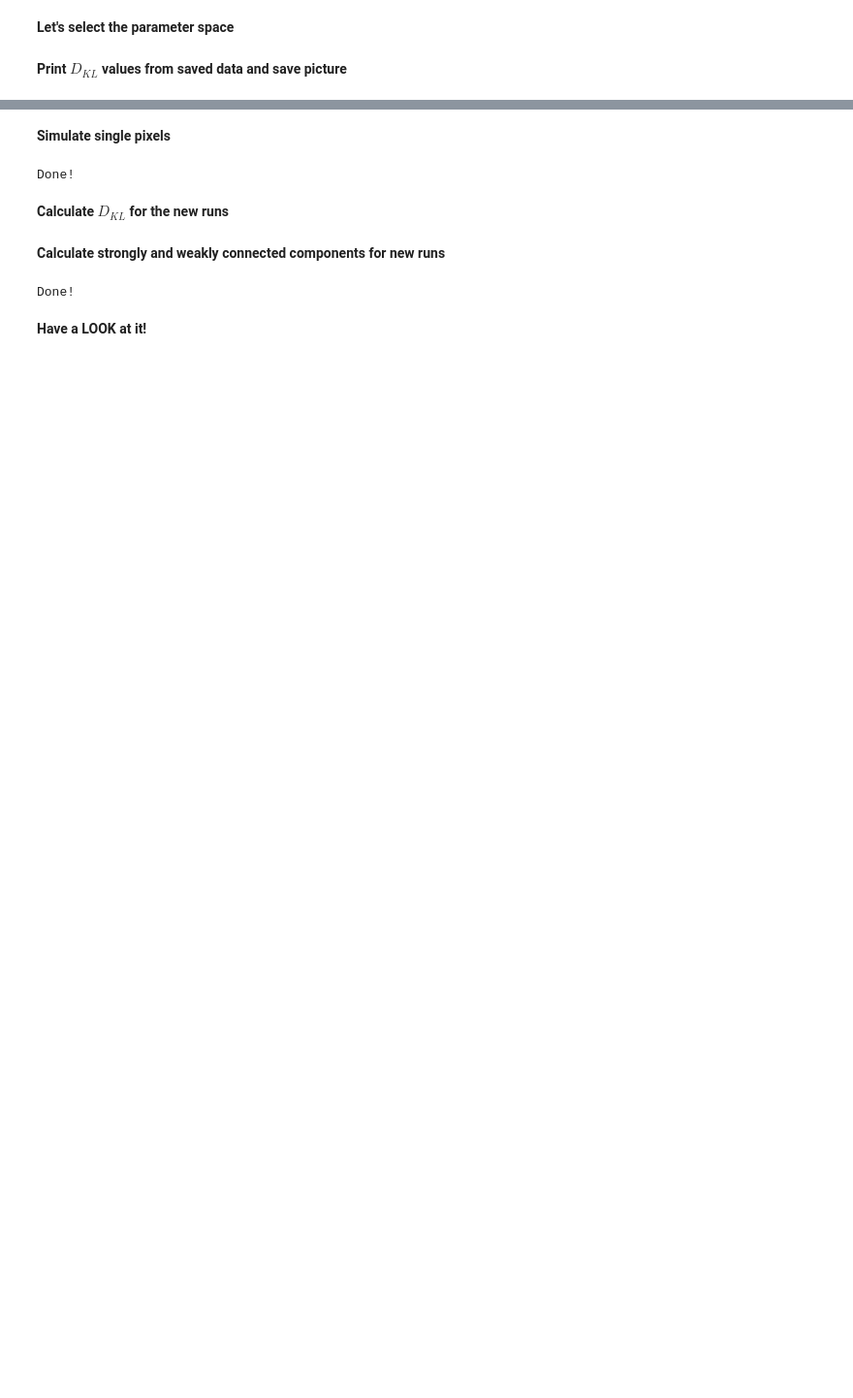
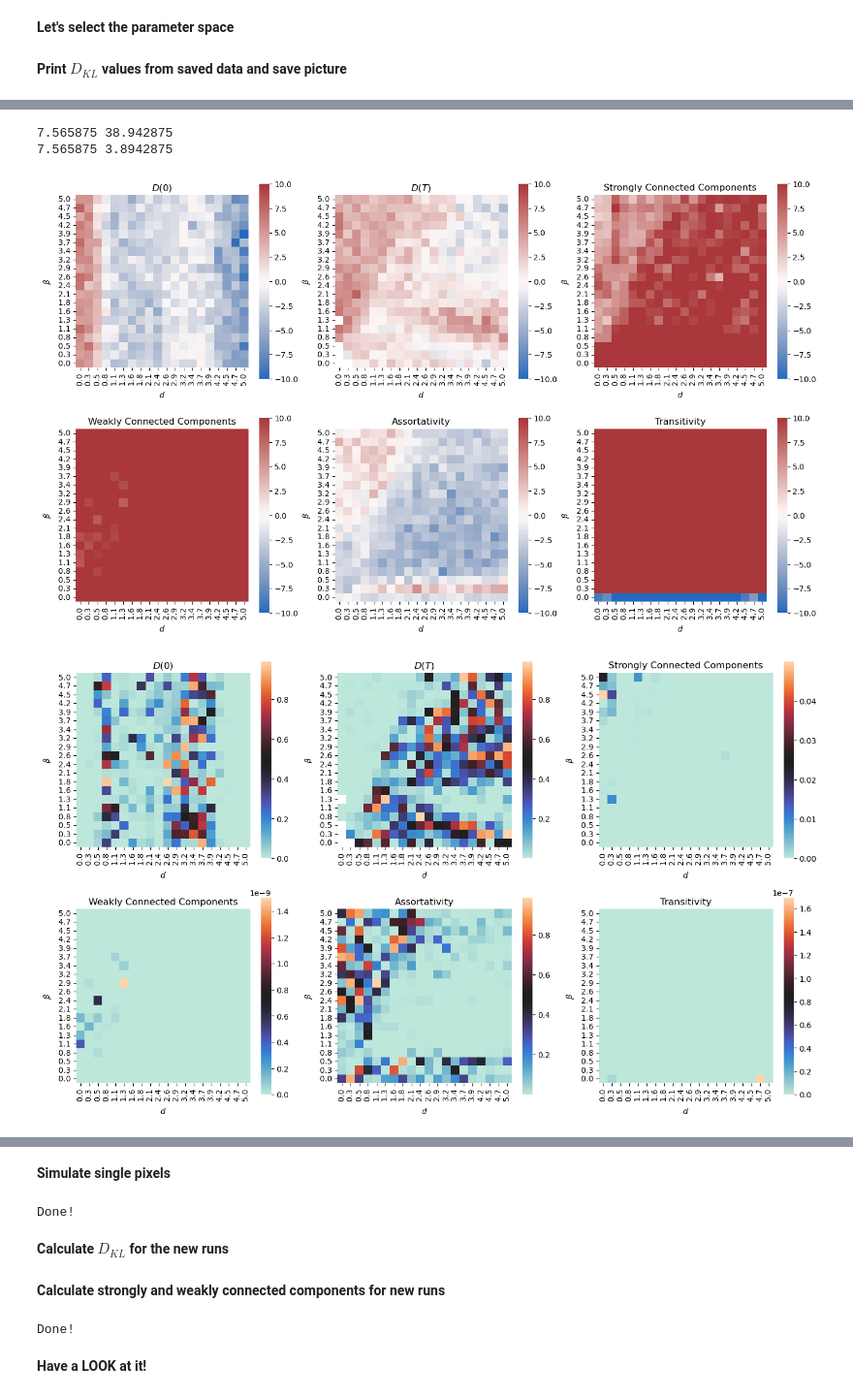
Before and after one commit to lunahsenzacca/EC, a Jupyter notebook: explore_data.ipynb, the cells around one changed output, grey strips where cells are left out. Shown at 97% size. Cells and saved outputs as stored; diff of their text form; code cells hidden in the pictures; blank space fills up the shorter version.

```diff
--- a/explore_data.ipynb
+++ b/explore_data.ipynb
@@ -123,0 +155,74 @@ ValueError: cannot reshape array of size 19200 into shape (40,40,6,5)
+# %%
+# Load results arrays for differenrt number of agents
+N100 = np.load(sv_pth + str(100) + '_' + str(res) + 'ps.npy').reshape((res,res,6,rep))
+N1000 = np.load(sv_pth + str(1000) + '_' + str(res) + 'ps.npy').reshape((res,res,6,rep))
+
+
+print(N100[:,:,3,:].mean(), N1000[:,:,3,:].mean())
+# Normalize SCC and WCC results
+#N100[:,:,2:4,:] = N100[:,:,2:4,:]/100
+N1000[:,:,2:4,:] = N1000[:,:,2:4,:]/10
+print(N100[:,:,3,:].mean(), N1000[:,:,3,:].mean())
+
+# Perform T-Test
+ttest = ttest_ind(N100, N1000, axis = -1, nan_policy = 'omit')
+
+# Apply thresholding
+tthreshold = np.copy(ttest.statistic)
+threshold_mask = np.copy(ttest.pvalue)
+
+threshold_mask = np.where(threshold_mask < 0.01, 1, 0)
+
+tthreshold = tthreshold*threshold_mask
+
+rng = 10
+
+fig, axs = plt.subplots(2,3, figsize = (17,10))
+
+for i, ax in enumerate(axs.flat):
+
+    sns.heatmap(ttest.statistic[:,:,i], vmin = -rng, vmax = rng, square = True, cmap = 'vlag', xticklabels = d_st, yticklabels = b_st, ax = ax)
+
+    ax.set_title(titles[2*i])
+
+    ax.invert_yaxis()
+
+    ax.set_xlabel('$d$')
+    ax.set_ylabel('$\\beta$')
+
+plt.show()
+
+fig, axs = plt.subplots(2,3, figsize = (17,10))
+
+for i, ax in enumerate(axs.flat):
+
+    sns.heatmap(ttest.pvalue[:,:,i], square = True, cmap = 'icefire', xticklabels = d_st, yticklabels = b_st, ax = ax)
+
+    ax.set_title(titles[2*i])
+
+    ax.invert_yaxis()
+
+    ax.set_xlabel('$d$')
+    ax.set_ylabel('$\\beta$')
+
+plt.show()
+
+fig, axs = plt.subplots(2,3, figsize = (17,10))
+
+for i, ax in enumerate(axs.flat):
+
+    sns.heatmap(tthreshold[:,:,i], vmin = -rng, vmax = rng, square = True, cmap = 'vlag', xticklabels = d_st, yticklabels = b_st, ax = ax)
+
+    ax.set_title(titles[2*i])
+
+    ax.invert_yaxis()
+
+    ax.set_xlabel('$d$')
+    ax.set_ylabel('$\\beta$')
+
+plt.show()
+# %% [output]
+7.565875 38.942875
+7.565875 3.8942875
+[figure, added]
+[figure, added]
```
Also changed, not shown: parts of 6 cells of this notebook.
